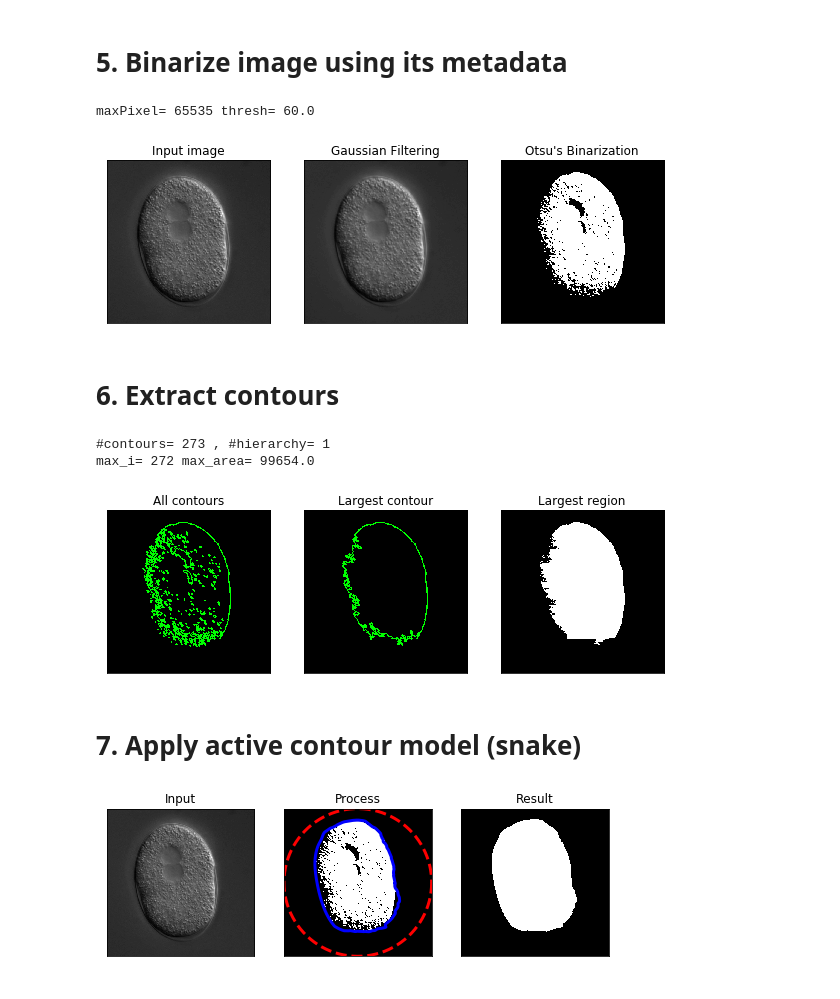
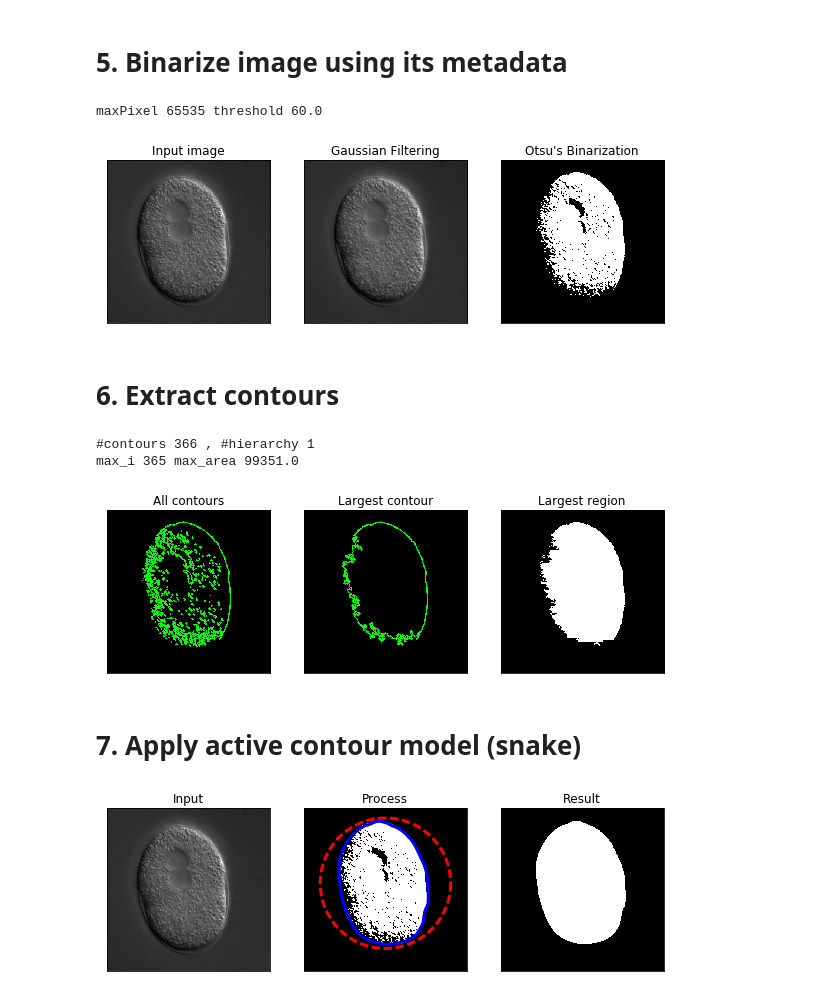
Before and after one commit to openssbd/SSBD-OMERO-API, a Jupyter notebook: Image Processing using SSBD-OMERO API.ipynb, the cells around one changed output. Drawn from its saved outputs; the diff is of its cells as text; code cells hidden in the pictures.

```diff
--- a/Image Processing using SSBD-OMERO API.ipynb
+++ b/Image Processing using SSBD-OMERO API.ipynb
@@ -141,12 +142,13 @@ http://ssbd.qbic.riken.jp/image/webgateway/render_image_region/25021/30/0/?regio
 # 5. Binarize image using its metadata
 # %%
 # Filterd
-cv_img2 = cv2.GaussianBlur(cv_img1, (5,5), 0)
+cv_img2 = cv2.GaussianBlur(cv_img1, (3,3), 0)
+#cv_img2 = cv2.medianBlur(cv_img1, 3)
 
 maxPixel = int(metadata['pixel_range'][1])
-ret, cv_img3 = cv2.threshold(cv_img2, 0, maxPixel, cv2.THRESH_BINARY | cv2.THRESH_OTSU)
-print ("maxPixel=", maxPixel, "thresh=", ret)
-# thresh = ??
+threshold, cv_img3 = cv2.threshold(cv_img2, 0, maxPixel, cv2.THRESH_BINARY | cv2.THRESH_OTSU)
+print ("maxPixel", maxPixel, "threshold", threshold)
+#thresh = 60
 #ret, cv_img3 = cv2.threshold(cv_img2, thresh, maxPixel, cv2.THRESH_BINARY)
 
 titles = ['Input image', "Gaussian Filtering", "Otsu's Binarization"]
@@ -161,13 +163,13 @@ for i in range(0, 3):
 
 plt.savefig('result1.tiff')
 # %% [output]
-maxPixel= 65535 thresh= 60.0
+maxPixel 65535 threshold 60.0
-[figure, old version]
+[figure, new version]
 # %% [markdown]
 #  6. Extract contours
 # %%
-ret,contours,hierarchy = cv2.findContours(cv_img3, cv2.RETR_LIST, cv2.CHAIN_APPROX_NONE)
-print("#contours=",len(contours), ", #hierarchy=", len(hierarchy))
+img,contours,hierarchy = cv2.findContours(cv_img3, cv2.RETR_LIST, cv2.CHAIN_APPROX_NONE)
+print("#contours",len(contours), ", #hierarchy", len(hierarchy))
 
 max_i = None
 max_area = None
@@ -177,17 +179,16 @@ for i in range(0, len(contours)):
     if max_area == None or area > max_area:
         max_area = area
         max_i = i
-print ("max_i=", max_i, "max_area=", max_area)
+print ("max_i", max_i, "max_area", max_area)
 
-size = metadata['size']['height'], metadata['size']['width'], 3
-#print (size)
+size = cv_img1.shape[0], cv_img1.shape[1], 3
 
-img0 = cv2.drawContours(np.zeros(size, dtype=np.uint8), contours, -1, (0,255,0), 3)
-img1 = cv2.drawContours(np.zeros(size, dtype=np.uint8), contours[max_i], -1, (0,255,0), 3)
-img2 = cv2.fillConvexPoly(np.zeros(size, dtype=np.uint8), contours[max_i], (255,255,255))
+img1 = cv2.drawContours(np.zeros(size, dtype=np.uint8), contours, -1, (0,255,0), 3)
+img2 = cv2.drawContours(np.zeros(size, dtype=np.uint8), contours[max_i], -1, (0,255,0), 3)
+img3 = cv2.fillConvexPoly(np.zeros(size, dtype=np.uint8), contours[max_i], (255,255,255))
 
 titles = ['All contours', 'Largest contour', "Largest region"]
-images = [img0, img1, img2]
+images = [img1, img2, img3]
 
 plt.figure(figsize=(10,3))
 for i in range(0, 3):
@@ -198,54 +199,60 @@ for i in range(0, 3):
 
 plt.savefig('result2.tiff')
 # %% [output]
-#contours= 273 , #hierarchy= 1
-max_i= 272 max_area= 99654.0
+#contours 366 , #hierarchy 1
+max_i 365 max_area 99351.0
-[figure, old version]
+[figure, new version]
 # %% [markdown]
 # 7. Apply active contour model (snake)
 # %%
-h = metadata['size']['height']
-w = metadata['size']['width']
-
+(x, y), radius = cv2.minEnclosingCircle(contours[max_i])
+center = (int(x), int(y))
+radius = int(radius) + 10 # make larger
 s = np.linspace(0, 2*np.pi, 300)
-x = int(w/2)+int(w/2)*np.cos(s)
-y = int(h/2)+int(h/2)*np.sin(s)
+x = center[0]+radius*np.cos(s)
+y = center[1]+radius*np.sin(s)
 init = np.array([x, y]).T
 
-snake = active_contour(cv_img3, init, alpha=0.01, beta=2, gamma=0.001)
-#snake = active_contour(cv_img3, init, alpha=0.04, beta=2, gamma=0.001)
+# alpha: length shape parameter. Higher values makes contract faster.
+# beta: smoothness shape parameter. Higher values makes smoother.
+# gannma: explicit time stepping parameter.
+snake = active_contour(cv_img3, init, alpha=0.015, beta=200, gamma=0.001)
 
 c = []
 for s in snake:
     c.append([[s[0], s[1]]])
-contour = np.array(c, dtype=np.int32) # float -> int
+contour = np.array(c, dtype=np.int) # float -> int
 #print ("snake.shape", snake.shape)
 #print ("contour.shape", contour.shape)
 
 cv_img4 = cv2.fillConvexPoly(np.zeros(size, dtype=np.uint8), contour, (255,255,255))
 
-fig, (ax0, ax1, ax2) = plt.subplots(ncols=3, figsize=(9, 3))
+fig, (ax0, ax1, ax2) = plt.subplots(ncols=3, figsize=(10, 3))
+
 ax0.imshow(cv_img1, cmap=plt.cm.gray)
 ax0.set_xticks([])
 ax0.set_yticks([])
 ax0.set_title("Input")
 ax0.axis([0, cv_img1.shape[1], cv_img1.shape[0], 0])
+
 ax1.imshow(cv_img3, cmap=plt.cm.gray)
 ax1.plot(init[:, 0], init[:, 1], '--r', lw=3)
 ax1.plot(snake[:, 0], snake[:, 1], '-b', lw=3)
 ax1.set_xticks([])
 ax1.set_yticks([])
 ax1.set_title("Process")
 ax1.axis([0, cv_img3.shape[1], cv_img3.shape[0], 0])
+
 ax2.imshow(cv_img4, cmap=plt.cm.gray)
 ax2.set_xticks([])
 ax2.set_yticks([])
 ax2.set_title("Result")
 ax2.axis([0, cv_img4.shape[1], cv_img4.shape[0], 0])
+
 plt.savefig('result3.tiff')
 
 vec = np.array(contour, dtype=np.int).reshape((contour.shape[0], contour.shape[2]))
 #print (vec)
 np.savetxt('output.csv',vec,delimiter=',', fmt='%d', header="x,y")
 # %% [output]
-[figure, old version]
+[figure, new version]
```
Also changed, not shown: parts of 1 cell of this notebook.
